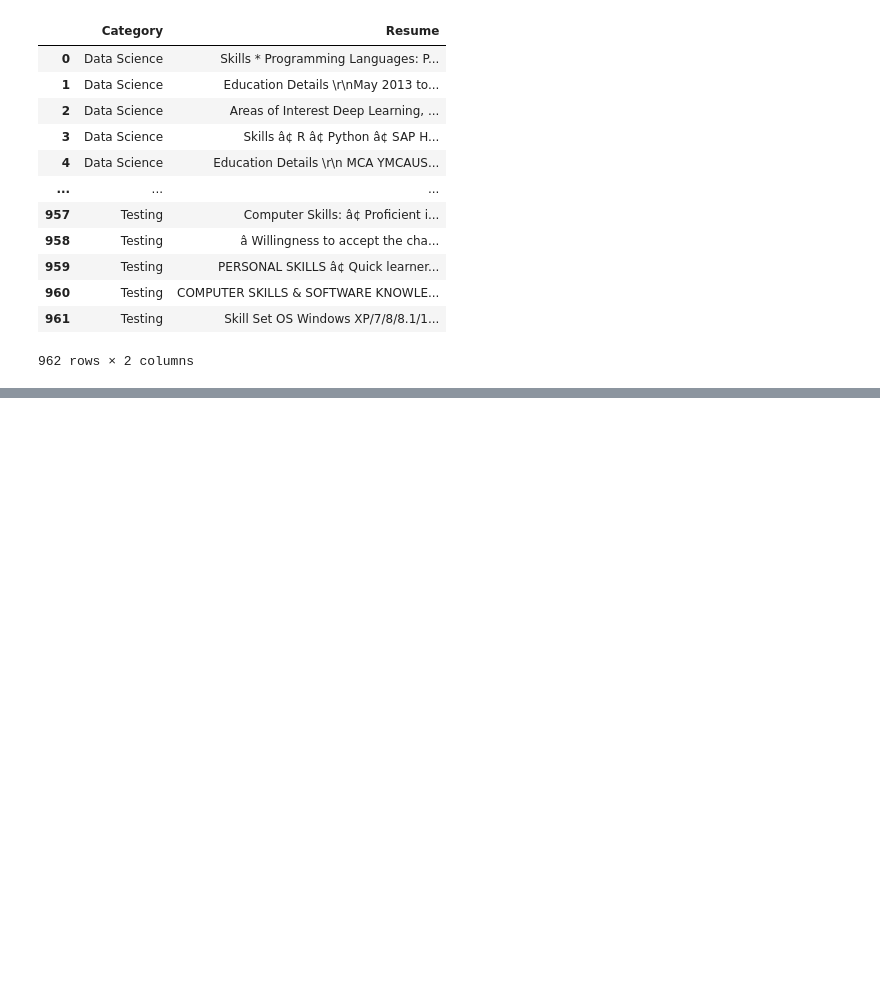
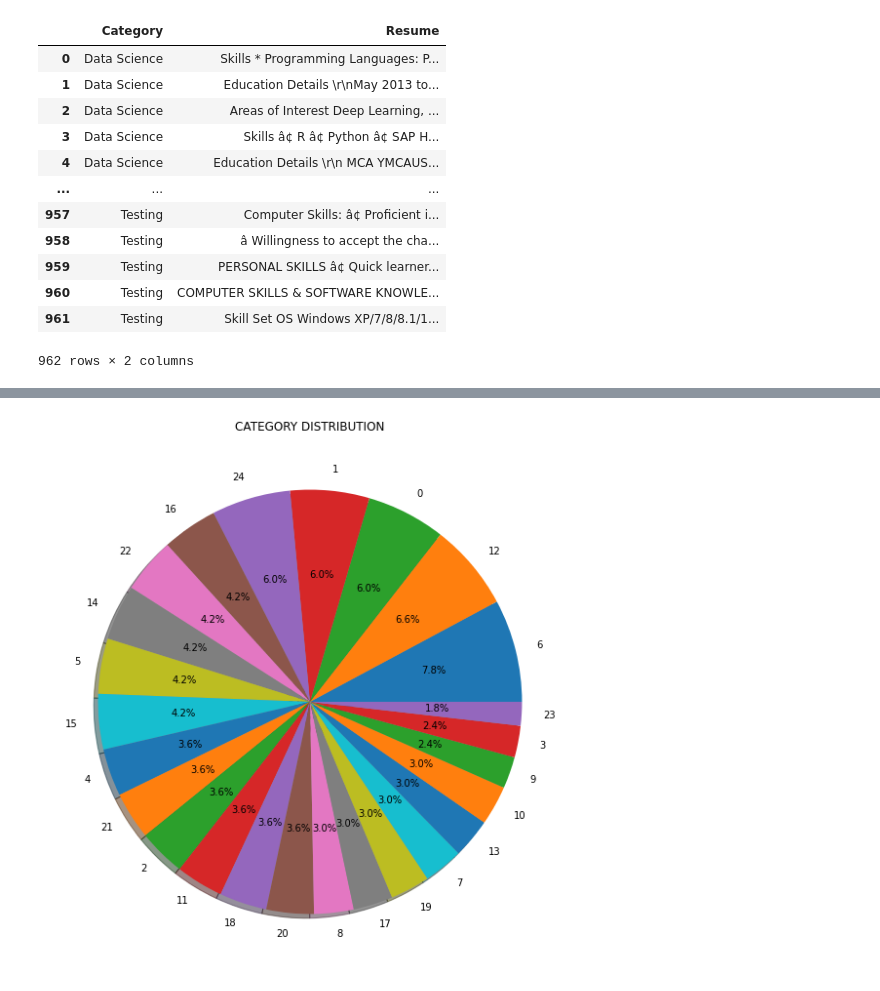
Before and after one commit to SaiManognya/AI, a Jupyter notebook: Untitled21.ipynb, the cells around one changed output, grey strips where cells are left out. Drawn from its saved outputs; the diff is of its cells as text; code cells hidden in the pictures; blank space fills up the shorter version.

```diff
--- a/Untitled21.ipynb
+++ b/Untitled21.ipynb
@@ -145,0 +213,16 @@ df
+# %%
+from matplotlib.gridspec import GridSpec
+targetCounts = df['Category'].value_counts()
+targetLabels  = df['Category'].unique()
+# Make square figures and axes
+plt.figure(1, figsize=(22,22))
+the_grid = GridSpec(2, 2)
+
+
+cmap = plt.get_cmap()
+plt.subplot(the_grid[0, 1], aspect=1, title='CATEGORY DISTRIBUTION')
+
+source_pie = plt.pie(targetCounts, labels=targetLabels, autopct='%1.1f%%', shadow=True)
+plt.show()
+# %% [output]
+[figure, added]
```
Also changed, not shown: parts of 16 cells of this notebook.
